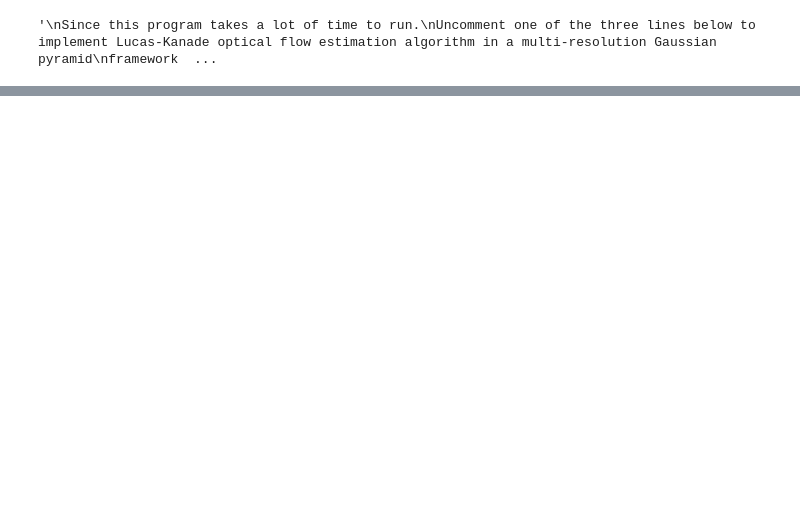
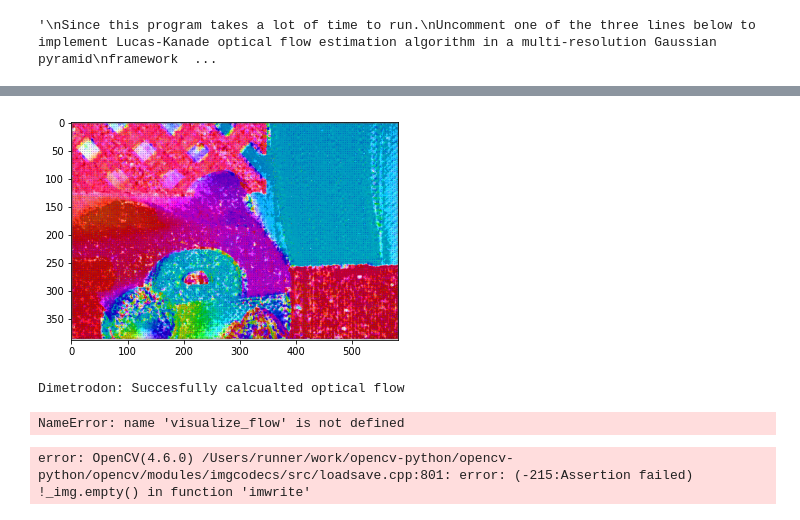
Before and after one commit to XavierVerbrugge2000/VC_Project, a Jupyter notebook: LK-Pyriamid_2.ipynb, the cells around one changed output, grey strips where cells are left out. Saved outputs shown, nothing was run; the diff lists cells and outputs as text; code cells hidden in the pictures; blank space fills up the shorter version.

Commit message:
LK Multi Resolution + Iterative + results

```diff
--- a/LK-Pyriamid_2.ipynb
+++ b/LK-Pyriamid_2.ipynb
@@ -144,8 +144,9 @@ def lksection (I1 # frame 1
     vin = numpy.round(vin)
     u = numpy.zeros(shape(I1));
     v = numpy.zeros(shape(I2));
+    print(u.shape)
 
-
+    count = 0
     for i in range (2,len(I1[:,0])-2):
         for j in range (2,len(I2[0,:])-2):
             i = int(i)
@@ -207,10 +208,17 @@ def lksection (I1 # frame 1
             U1 = numpy.dot(AT,A)
             U2 = numpy.linalg.pinv(U1)
             U3 = numpy.dot(U2,AT)
+            print(i)
+            print(j)
             (u[i,j],v[i,j]) = numpy.dot(U3,FT)
+            #print(numpy.dot(U3,FT))
+            count = count+1
 
     u = u+uin
     v = v+vin
+    print(u.shape)
+    print(count)
+    print(u)
     # Taking the reciprocal of the condition number for A
     c = numpy.mat(transpose(A))*numpy.mat(A)
     c = 1.0//(linalg.cond(c))
@@ -287,7 +295,9 @@ def runproglk (I1,
     ul2 = u
     vl2 = v
     Il2 = I1current
-    #ul2[numpy.where(ul2 == 0)] = nan
+
+    '''
+    ul2[numpy.where(ul2 == 0)] = nan
     #vl2[numpy.where(vl2 == 0)] = nan
     #======= Pick Random color for vector plot========
     colors = "bgrcmykw"
@@ -311,17 +321,19 @@ def runproglk (I1,
     plt.title('Level 2')
     quiver(ul2,vl2,color = c)
     show()
+    '''
+
 
     #======= Plotting Final ========
-    u_fin = DoHigh(DoHigh (ul0,G),G) +DoHigh (ul1,G) + ul2
-    v_fin = DoHigh(DoHigh (vl0,G),G) +DoHigh (vl1,G) + vl2
+    #u_fin = DoHigh(DoHigh (ul0,G),G) +DoHigh (ul1,G) + ul2
+    #v_fin = DoHigh(DoHigh (vl0,G),G) +DoHigh (vl1,G) + vl2
 
-    c=colors[color_index]
-    plt.figure()
-    plt.imshow(Il2,cmap = cm.gray)
-    plt.title('Final')
-    quiver(u_fin,v_fin,color = c)
-    show()
+    #c=colors[color_index]
+    #plt.figure()
+    #plt.imshow(Il2,cmap = cm.gray)
+    #plt.title('Final')
+    #quiver(u_fin,v_fin,color = c)
+    #show()
 
     return(ul0,vl0,Il0,ul1,vl1,Il1,ul2,vl2,Il2)
 '''
@@ -341,0 +349,4 @@ framework for the required pair of images
+# %%
+prevImg= "dataset/other-data-color/RubberWhale/frame10.png"
+nextImg= "dataset/other-data-color/RubberWhale/frame11.png"
+(ul01,vl01,Il01,ul11,vl11,Il11,ul21,vl21,Il21) = runproglk(prevImg,nextImg,3,3)
@@ -341,0 +372,5 @@ framework for the required pair of images
+# %%
+from src.representation.colorwhele import visualize_flow
+img = visualize_flow(u = ul21, v = vl21)
+# %% [output]
+[figure, added]
@@ -341,0 +387,9 @@ framework for the required pair of images
+# %%
+calc_all_flow()
+# %% [output]
+Dimetrodon: Succesfully calcualted optical flow
+NameError: name 'visualize_flow' is not defined
+# %%
+cv2.imwrite("results/results-other-grey-pyramid/Dimetrodon.png", img)
+# %% [output]
+error: OpenCV(4.6.0) /Users/runner/work/opencv-python/opencv-python/opencv/modules/imgcodecs/src/loadsave.cpp:801: error: (-215:Assertion failed) !_img.empty() in function 'imwrite'
```
Also changed, not shown: parts of 5 cells of this notebook, 31 other files.
